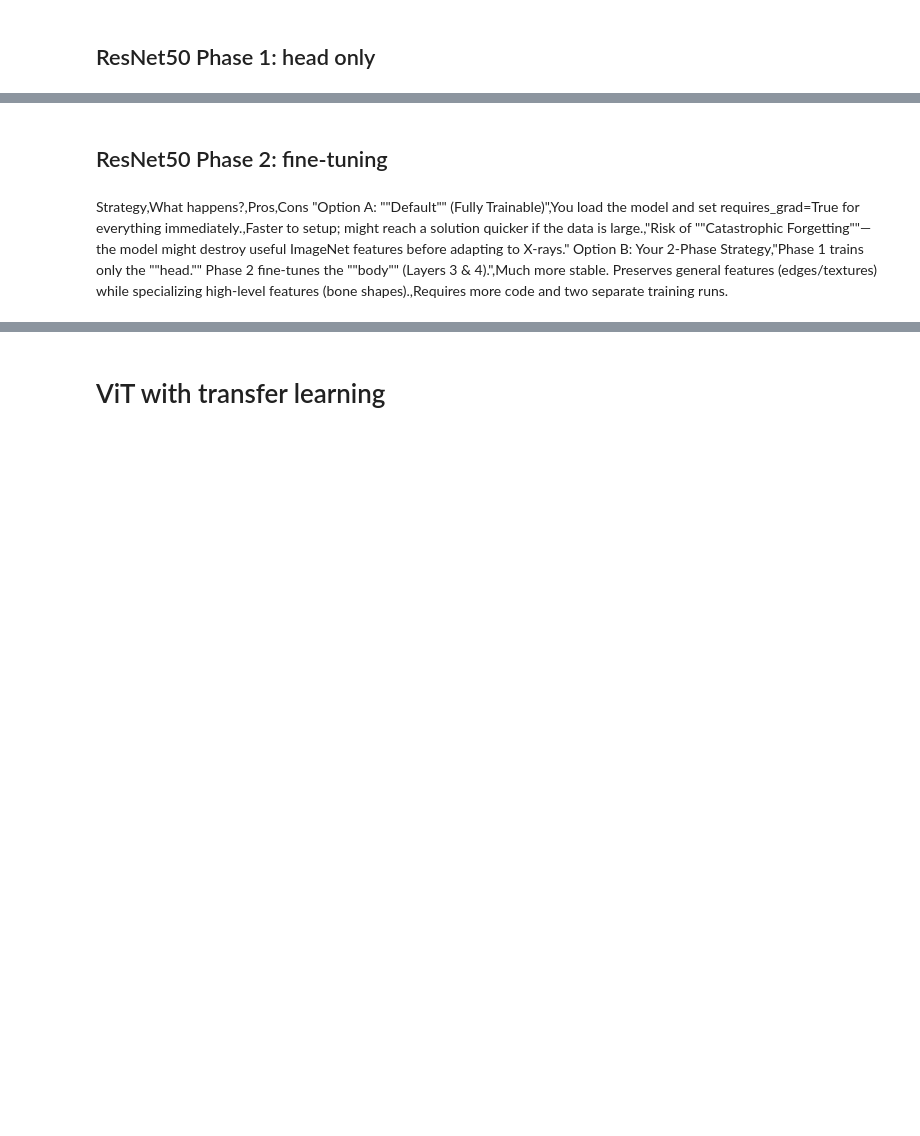
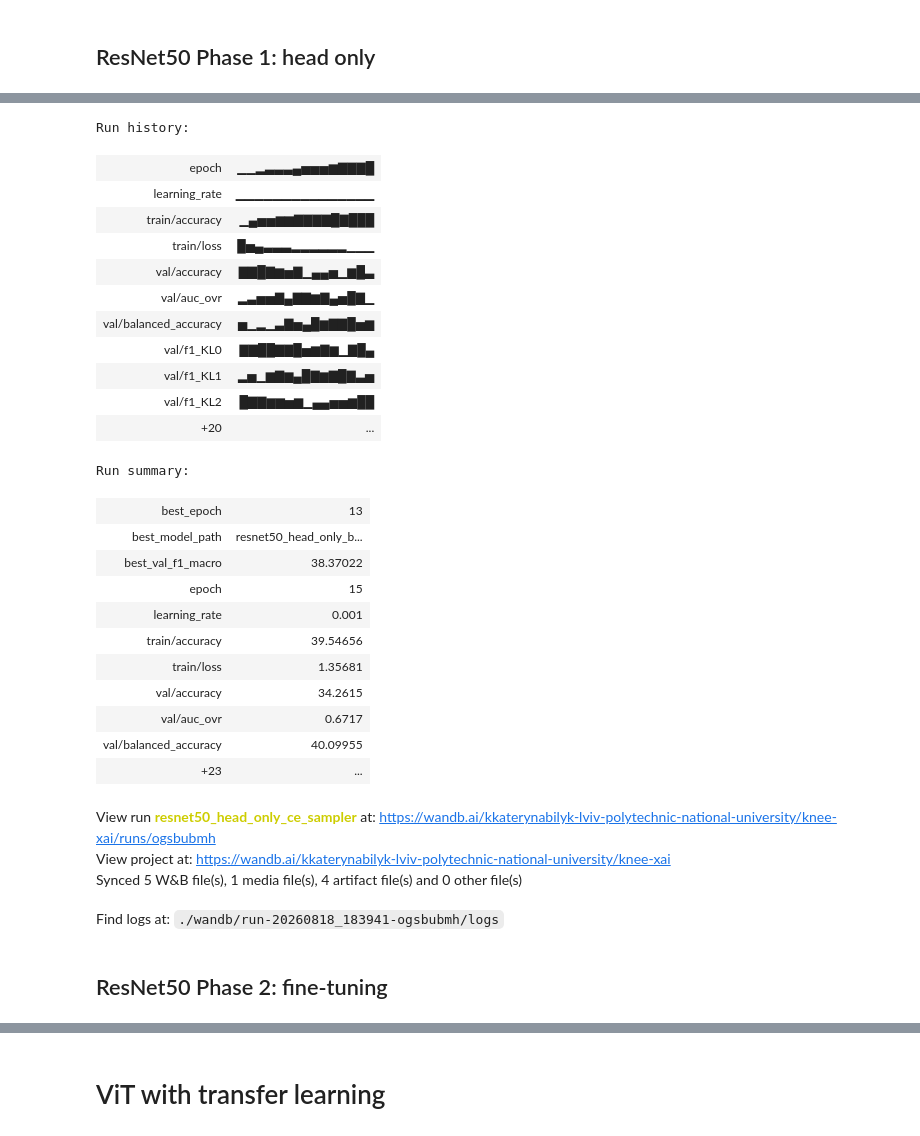
Before and after one commit to kubyllka/knee-osteoarthritis-xai, a Jupyter notebook: knee-osteoarthritis-anysis.ipynb, the cells around one changed output, grey strips where cells are left out. Cells and saved outputs as stored; diff of their text form; code cells hidden in the pictures; blank space fills up the shorter version.

Commit message:
Kaggle Notebook | Knee osteoarthritis | Version 6

```diff
--- a/knee-osteoarthritis-anysis.ipynb
+++ b/knee-osteoarthritis-anysis.ipynb
@@ -678,0 +1149,37 @@ print(f"\nBest Phase 1 F1-Score: {best_val_f1:.2f}%")
+# %%
+run.summary["best_epoch"] = best_epoch
+run.summary["best_val_f1_macro"] = best_val_f1
+run.summary["best_model_path"] = best_model_path
+
+checkpoint = torch.load(
+    best_model_path,
+    map_location=device,
+    weights_only=False
+)
+
+resnet_model.load_state_dict(
+    checkpoint["model_state_dict"]
+)
+
+best_val_metrics, best_preds, best_labels, best_probs = validate(
+    resnet_model,
+    val_loader,
+    criterion,
+    device,
+    num_classes=NUM_CLASSES
+)
+
+run.log({
+    "val/confusion_matrix":
+        wandb.plot.confusion_matrix(
+            y_true=best_labels,
+            preds=best_preds,
+            class_names=[
+                "KL0",
+                "KL1",
+                "KL2",
+                "KL3",
+                "KL4"
+            ]
+        )
+})
@@ -678,0 +1224,3 @@ print(f"\nBest Phase 1 F1-Score: {best_val_f1:.2f}%")
+# %%
+run.finish()
+# %% [output]
@@ -679,6 +1228,30 @@ print(f"\nBest Phase 1 F1-Score: {best_val_f1:.2f}%")
+Run history:
+| epoch | ▁▁▂▃▃▃▄▅▅▅▆▇▇▇█ |
+| learning_rate | ▁▁▁▁▁▁▁▁▁▁▁▁▁▁▁ |
+| train/accuracy | ▁▄▅▅▆▆▇▇▇▇█▇███ |
+| train/loss | █▅▄▃▃▃▂▂▂▂▂▂▁▁▁ |
+| val/accuracy | ▇▇█▇▆▅▇▁▄▄▅▁▆█▃ |
+| val/auc_ovr | ▂▃▅▅▇▄▇▇▆▇▄▅█▇▁ |
+| val/balanced_accuracy | ▅▁▂▁▃▇▅▄█▆▇▇█▅▆ |
+| val/f1_KL0 | ▇▇██▇▇█▅▆▇▆▁▇█▄ |
+| val/f1_KL1 | ▂▅▁▆▇▆▄█▇▆▇█▇▃▅ |
+| val/f1_KL2 | █▇▇▆▆▅▆▁▄▄▅▅▆██ |
+| +20 | ... |
+Run summary:
+| best_epoch | 13 |
+| best_model_path | resnet50_head_only_b... |
+| best_val_f1_macro | 38.37022 |
+| epoch | 15 |
+| learning_rate | 0.001 |
+| train/accuracy | 39.54656 |
+| train/loss | 1.35681 |
+| val/accuracy | 34.2615 |
+| val/auc_ovr | 0.6717 |
+| val/balanced_accuracy | 40.09955 |
+| +23 | ... |
+View run resnet50_head_only_ce_sampler at: https://wandb.ai/kkaterynabilyk-lviv-polytechnic-national-university/knee-xai/runs/ogsbubmh
+View project at: https://wandb.ai/kkaterynabilyk-lviv-polytechnic-national-university/knee-xai
+Synced 5 W&B file(s), 1 media file(s), 4 artifact file(s) and 0 other file(s)
+Find logs at: ./wandb/run-20260818_183941-ogsbubmh/logs
 # %% [markdown]
 ## ResNet50 Phase 2: fine-tuning
-# %% [markdown]
-Strategy,What happens?,Pros,Cons
-"Option A: ""Default"" (Fully Trainable)",You load the model and set requires_grad=True for everything immediately.,Faster to setup; might reach a solution quicker if the data is large.,"Risk of ""Catastrophic Forgetting""—the model might destroy useful ImageNet features before adapting to X-rays."
-Option B: Your 2-Phase Strategy,"Phase 1 trains only the ""head."" Phase 2 fine-tunes the ""body"" (Layers 3 & 4).",Much more stable. Preserves general features (edges/textures) while specializing high-level features (bone shapes).,Requires more code and two separate training runs.
```
Also changed, not shown: parts of 44 cells of this notebook.
